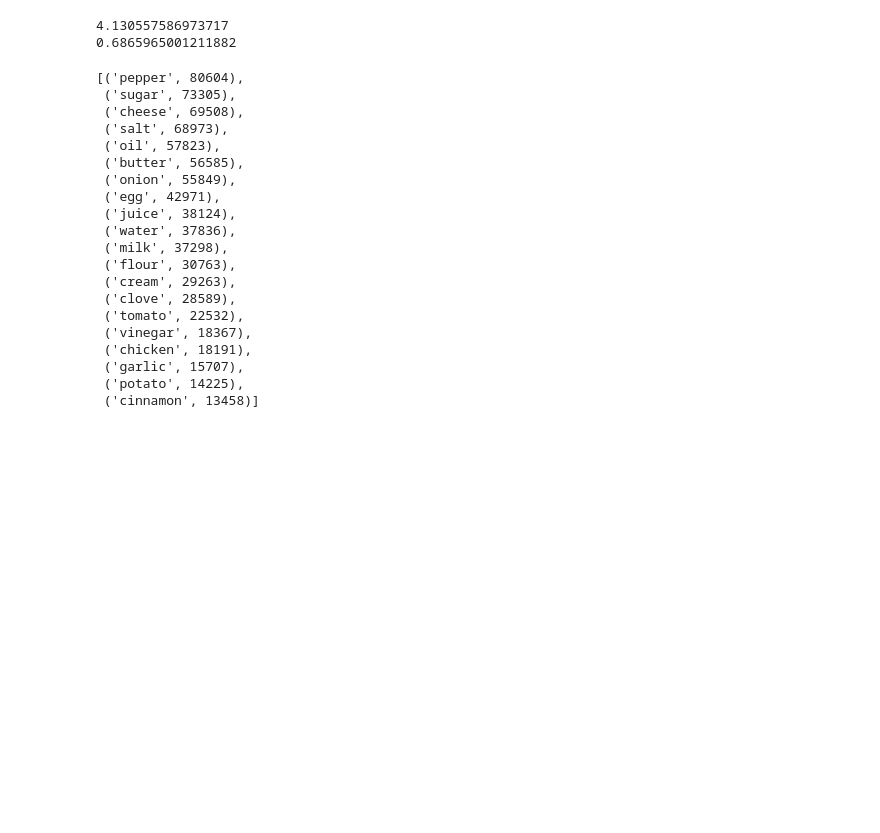
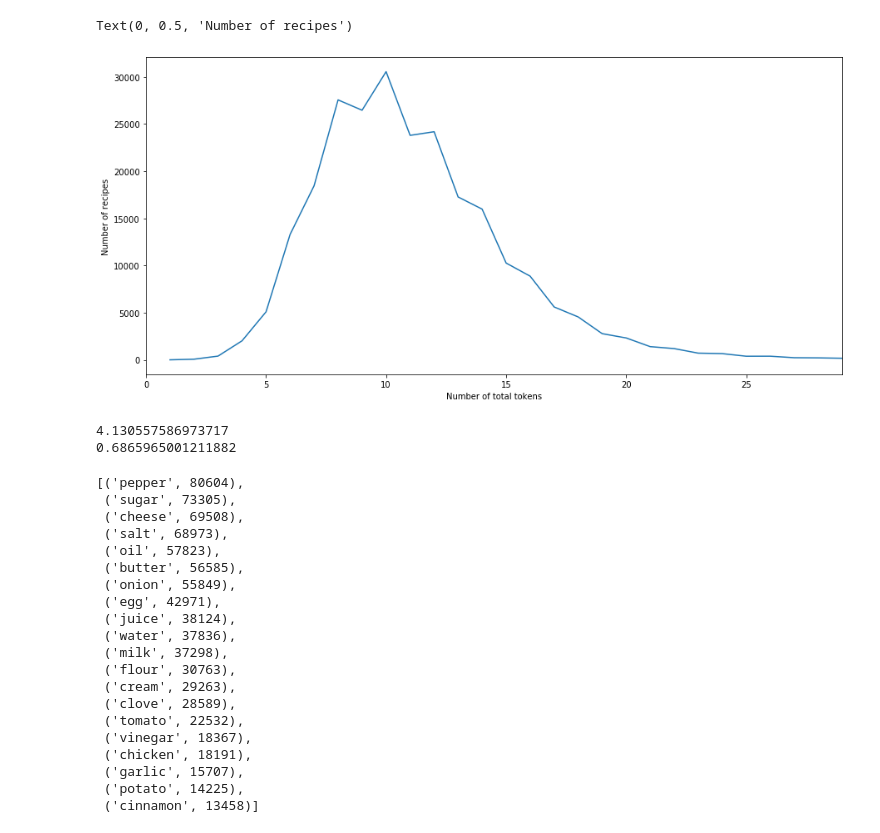
Before and after one commit to catherning/food_recipe_gen, a Jupyter notebook: recipe_1m_analysis/analysis.ipynb, the cells around one changed output. Cells and saved outputs as stored; diff of their text form; code cells hidden in the pictures; blank space fills up the shorter version.

```diff
--- a/recipe_1m_analysis/analysis.ipynb
+++ b/recipe_1m_analysis/analysis.ipynb
@@ -102,0 +113,2 @@ print(words_instr/len(recipes),total_words/len(recipes))
+# %%
+steps_toks_cuis = recipes_pd[["step_tokens","index"]].groupby(["step_tokens"]).count().unstack()
@@ -103,3 +128,12 @@ print(words_instr/len(recipes),total_words/len(recipes))
+# %%
+%matplotlib inline
+fig, ax = plt.subplots(figsize=(15,7))
+steps_toks_cuis["index"].loc[steps_toks_cuis.index.levels[1]<30].plot(xticks=[i for i in range(0,26,5)], ax=ax)
+ax.set_xlabel("Number of total tokens")
+ax.set_ylabel("Number of recipes")
+# %% [output]
+Text(0, 0.5, 'Number of recipes')
+[figure, added]
 # %%
 #mention ingr in step
 st = LancasterStemmer()
```
Also changed, not shown: parts of 13 cells of this notebook, 1 other file.
